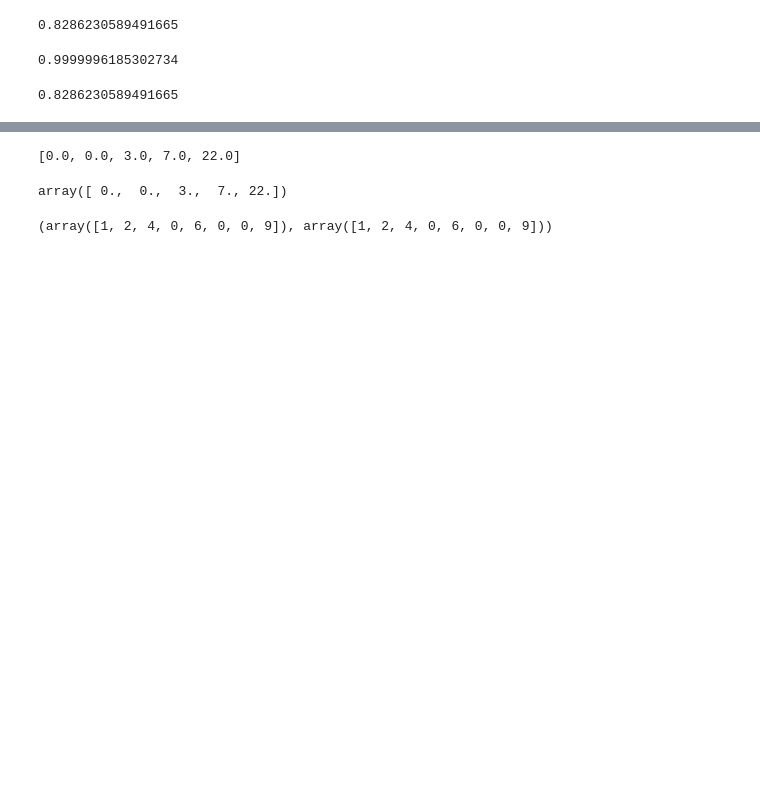
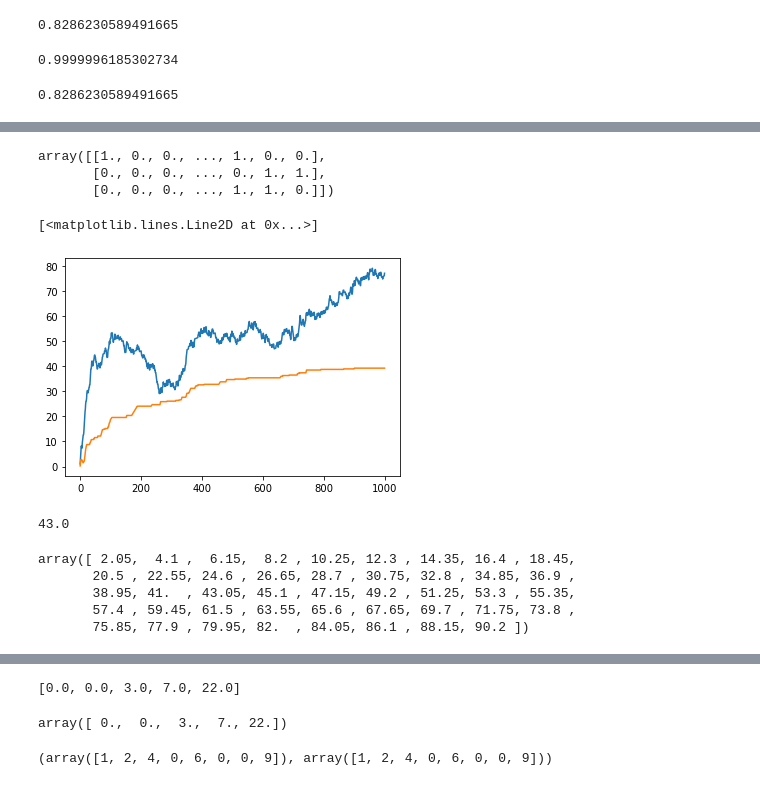
Before and after one commit to juliennonin/multiplayer-bandits, a Jupyter notebook: sandbox.ipynb, the cells around one changed output, grey strips where cells are left out. Drawn from its saved outputs; the diff is of its cells as text; code cells hidden in the pictures; blank space fills up the shorter version.

```diff
--- a/sandbox.ipynb
+++ b/sandbox.ipynb
@@ -52,0 +168,25 @@ selections, collisions, sensing_infos = multiplayer_env(bandit, players, 44)
+# %%
+rewards = sensing_infos * (~ collisions)
+rewards
+# %% [output]
+array([[1., 0., 0., ..., 1., 0., 0.],
+       [0., 0., 0., ..., 0., 1., 1.],
+       [0., 0., 0., ..., 1., 1., 0.]])
+# %%
+plt.plot(bandit.best_arms_means(M).sum() * np.arange(1,T+1) - np.cumsum(rewards.sum(0)))
+plt.plot(cumulative_centralised_regret(bandit, selections))
+# %% [output]
+[<matplotlib.lines.Line2D at 0x...>]
+[figure, added]
+# %%
+rewards.sum()
+# %% [output]
+43.0
+# %%
+bandit.best_arms_means(M).sum() * np.arange(1,44+1)
+# %% [output]
+array([ 2.05,  4.1 ,  6.15,  8.2 , 10.25, 12.3 , 14.35, 16.4 , 18.45,
+       20.5 , 22.55, 24.6 , 26.65, 28.7 , 30.75, 32.8 , 34.85, 36.9 ,
+       38.95, 41.  , 43.05, 45.1 , 47.15, 49.2 , 51.25, 53.3 , 55.35,
+       57.4 , 59.45, 61.5 , 63.55, 65.6 , 67.65, 69.7 , 71.75, 73.8 ,
+       75.85, 77.9 , 79.95, 82.  , 84.05, 86.1 , 88.15, 90.2 ])
```
Also changed, not shown: parts of 21 cells of this notebook, 4 other files.
